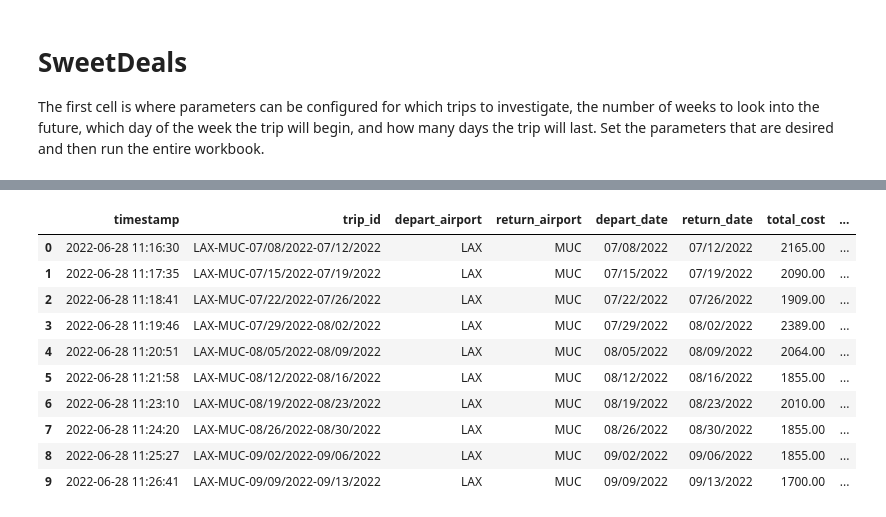
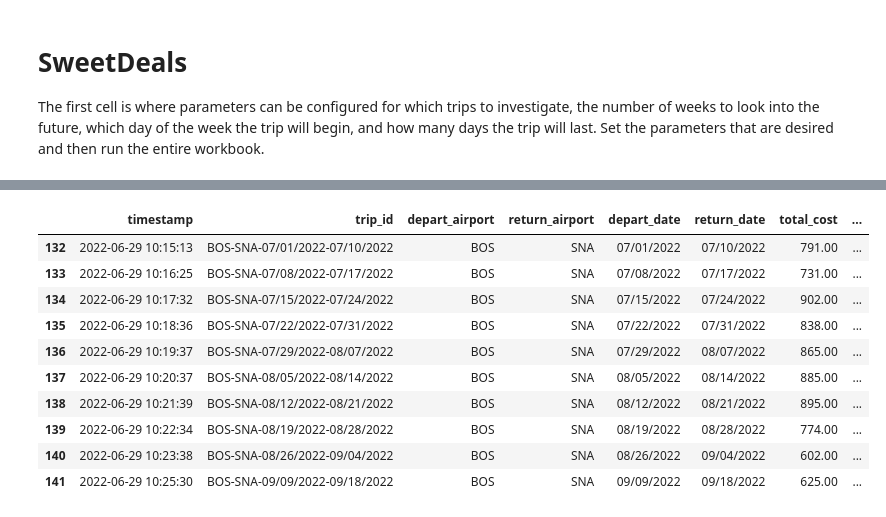
Before and after one commit to ecmorrow1/SWeetDeals, a Jupyter notebook: sweet_deals.ipynb, the cells around one changed output, grey strips where cells are left out. Saved outputs shown, nothing was run; the diff lists cells and outputs as text; code cells hidden in the pictures.

```diff
--- a/sweet_deals.ipynb
+++ b/sweet_deals.ipynb
@@ -381,17 +387,17 @@ Backtrace:
 # %%
-df.head(10)
+df.tail(10)
 # %% [output]
 |  | timestamp | trip_id | depart_airport | return_airport | depart_date | return_date | total_cost | ... |
-| 0 | 2022-06-28 11:16:30 | LAX-MUC-07/08/2022-07/12/2022 | LAX | MUC | 07/08/2022 | 07/12/2022 | 2165.00 | ... |
-| 1 | 2022-06-28 11:17:35 | LAX-MUC-07/15/2022-07/19/2022 | LAX | MUC | 07/15/2022 | 07/19/2022 | 2090.00 | ... |
-| 2 | 2022-06-28 11:18:41 | LAX-MUC-07/22/2022-07/26/2022 | LAX | MUC | 07/22/2022 | 07/26/2022 | 1909.00 | ... |
-| 3 | 2022-06-28 11:19:46 | LAX-MUC-07/29/2022-08/02/2022 | LAX | MUC | 07/29/2022 | 08/02/2022 | 2389.00 | ... |
-| 4 | 2022-06-28 11:20:51 | LAX-MUC-08/05/2022-08/09/2022 | LAX | MUC | 08/05/2022 | 08/09/2022 | 2064.00 | ... |
-| 5 | 2022-06-28 11:21:58 | LAX-MUC-08/12/2022-08/16/2022 | LAX | MUC | 08/12/2022 | 08/16/2022 | 1855.00 | ... |
-| 6 | 2022-06-28 11:23:10 | LAX-MUC-08/19/2022-08/23/2022 | LAX | MUC | 08/19/2022 | 08/23/2022 | 2010.00 | ... |
-| 7 | 2022-06-28 11:24:20 | LAX-MUC-08/26/2022-08/30/2022 | LAX | MUC | 08/26/2022 | 08/30/2022 | 1855.00 | ... |
-| 8 | 2022-06-28 11:25:27 | LAX-MUC-09/02/2022-09/06/2022 | LAX | MUC | 09/02/2022 | 09/06/2022 | 1855.00 | ... |
-| 9 | 2022-06-28 11:26:41 | LAX-MUC-09/09/2022-09/13/2022 | LAX | MUC | 09/09/2022 | 09/13/2022 | 1700.00 | ... |
+| 132 | 2022-06-29 10:15:13 | BOS-SNA-07/01/2022-07/10/2022 | BOS | SNA | 07/01/2022 | 07/10/2022 | 791.00 | ... |
+| 133 | 2022-06-29 10:16:25 | BOS-SNA-07/08/2022-07/17/2022 | BOS | SNA | 07/08/2022 | 07/17/2022 | 731.00 | ... |
+| 134 | 2022-06-29 10:17:32 | BOS-SNA-07/15/2022-07/24/2022 | BOS | SNA | 07/15/2022 | 07/24/2022 | 902.00 | ... |
+| 135 | 2022-06-29 10:18:36 | BOS-SNA-07/22/2022-07/31/2022 | BOS | SNA | 07/22/2022 | 07/31/2022 | 838.00 | ... |
+| 136 | 2022-06-29 10:19:37 | BOS-SNA-07/29/2022-08/07/2022 | BOS | SNA | 07/29/2022 | 08/07/2022 | 865.00 | ... |
+| 137 | 2022-06-29 10:20:37 | BOS-SNA-08/05/2022-08/14/2022 | BOS | SNA | 08/05/2022 | 08/14/2022 | 885.00 | ... |
+| 138 | 2022-06-29 10:21:39 | BOS-SNA-08/12/2022-08/21/2022 | BOS | SNA | 08/12/2022 | 08/21/2022 | 895.00 | ... |
+| 139 | 2022-06-29 10:22:34 | BOS-SNA-08/19/2022-08/28/2022 | BOS | SNA | 08/19/2022 | 08/28/2022 | 774.00 | ... |
+| 140 | 2022-06-29 10:23:38 | BOS-SNA-08/26/2022-09/04/2022 | BOS | SNA | 08/26/2022 | 09/04/2022 | 602.00 | ... |
+| 141 | 2022-06-29 10:25:30 | BOS-SNA-09/09/2022-09/18/2022 | BOS | SNA | 09/09/2022 | 09/18/2022 | 625.00 | ... |
 # %%
 # Save the DataFrame to a .csv file
 airport_codes = ""
```
Also changed, not shown: parts of 2 cells of this notebook, 2 other files.
